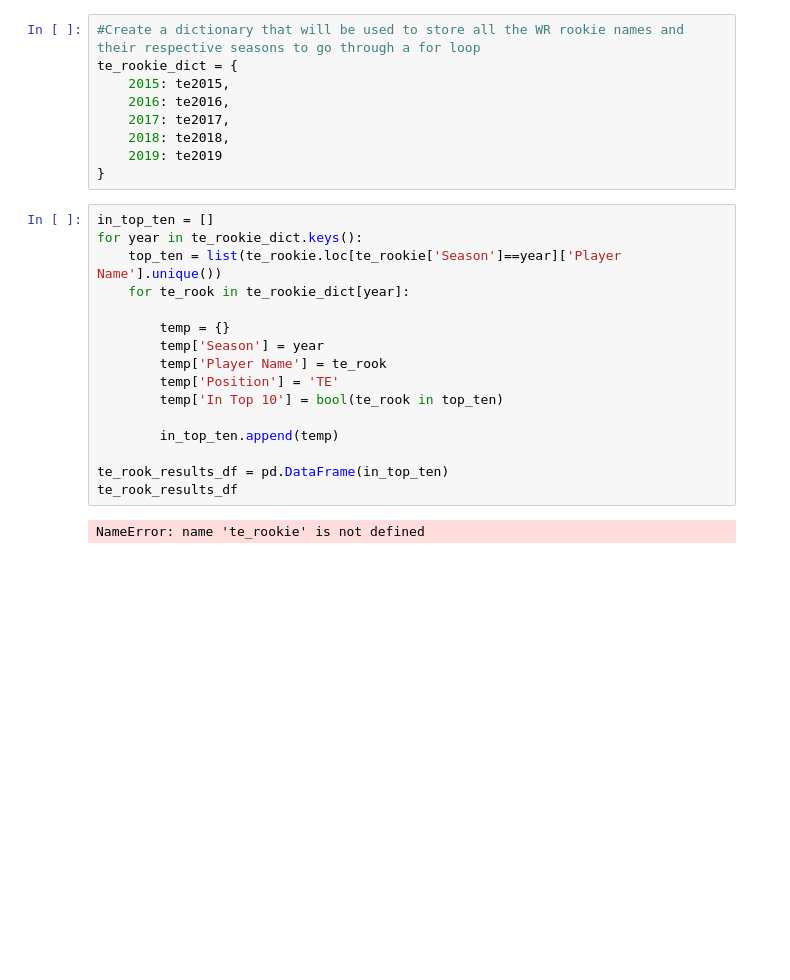
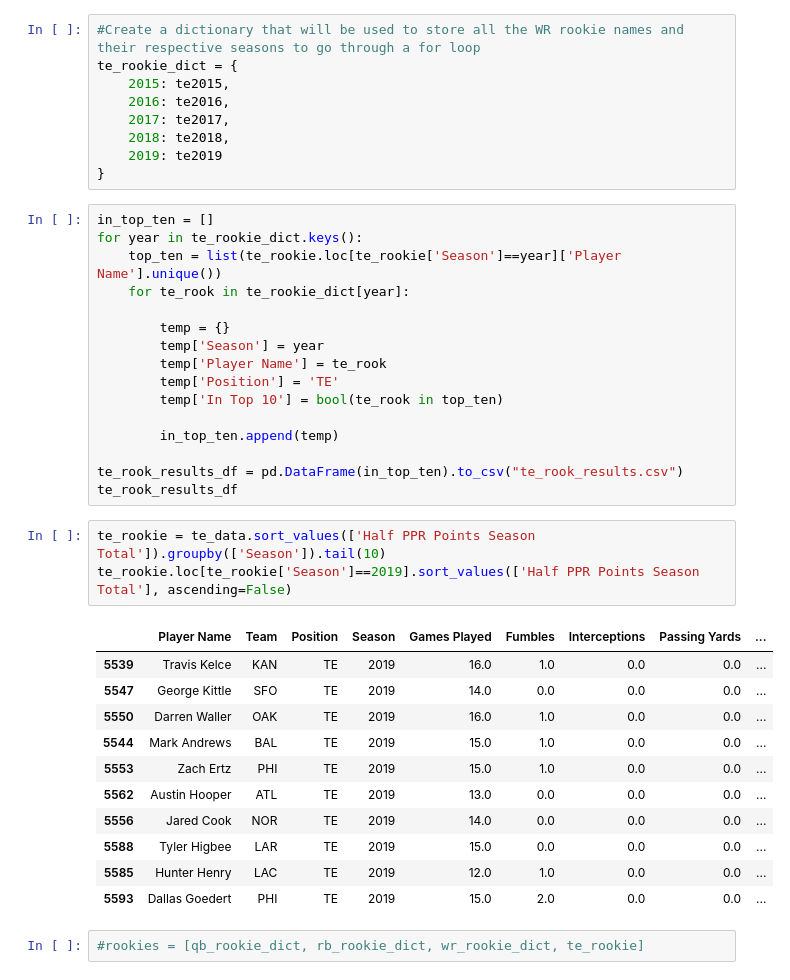
Before and after one commit to hathawayryan/project_one, a Jupyter notebook: main.ipynb, the cells around one changed output. Saved outputs shown, nothing was run; the diff lists cells and outputs as text; blank space fills up the shorter version.

Commit message:
playing with some rookie data

```diff
--- a/main.ipynb
+++ b/main.ipynb
@@ -507,7 +528,22 @@ for year in te_rookie_dict.keys():
 
         in_top_ten.append(temp)
 
-te_rook_results_df = pd.DataFrame(in_top_ten)
+te_rook_results_df = pd.DataFrame(in_top_ten).to_csv("te_rook_results.csv")
 te_rook_results_df
-# %% [output]
-NameError: name 'te_rookie' is not defined
+# %%
+te_rookie = te_data.sort_values(['Half PPR Points Season Total']).groupby(['Season']).tail(10)
+te_rookie.loc[te_rookie['Season']==2019].sort_values(['Half PPR Points Season Total'], ascending=False)
+# %% [output]
+|  | Player Name | Team | Position | Season | Games Played | Fumbles | Interceptions | Passing Yards | ... |
+| 5539 | Travis Kelce | KAN | TE | 2019 | 16.0 | 1.0 | 0.0 | 0.0 | ... |
+| 5547 | George Kittle | SFO | TE | 2019 | 14.0 | 0.0 | 0.0 | 0.0 | ... |
+| 5550 | Darren Waller | OAK | TE | 2019 | 16.0 | 1.0 | 0.0 | 0.0 | ... |
+| 5544 | Mark Andrews | BAL | TE | 2019 | 15.0 | 1.0 | 0.0 | 0.0 | ... |
+| 5553 | Zach Ertz | PHI | TE | 2019 | 15.0 | 1.0 | 0.0 | 0.0 | ... |
+| 5562 | Austin Hooper | ATL | TE | 2019 | 13.0 | 0.0 | 0.0 | 0.0 | ... |
+| 5556 | Jared Cook | NOR | TE | 2019 | 14.0 | 0.0 | 0.0 | 0.0 | ... |
+| 5588 | Tyler Higbee | LAR | TE | 2019 | 15.0 | 0.0 | 0.0 | 0.0 | ... |
+| 5585 | Hunter Henry | LAC | TE | 2019 | 12.0 | 1.0 | 0.0 | 0.0 | ... |
+| 5593 | Dallas Goedert | PHI | TE | 2019 | 15.0 | 2.0 | 0.0 | 0.0 | ... |
+# %%
+#rookies = [qb_rookie_dict, rb_rookie_dict, wr_rookie_dict, te_rookie]
```
Also changed, not shown: parts of 7 cells of this notebook, 1 other file.
